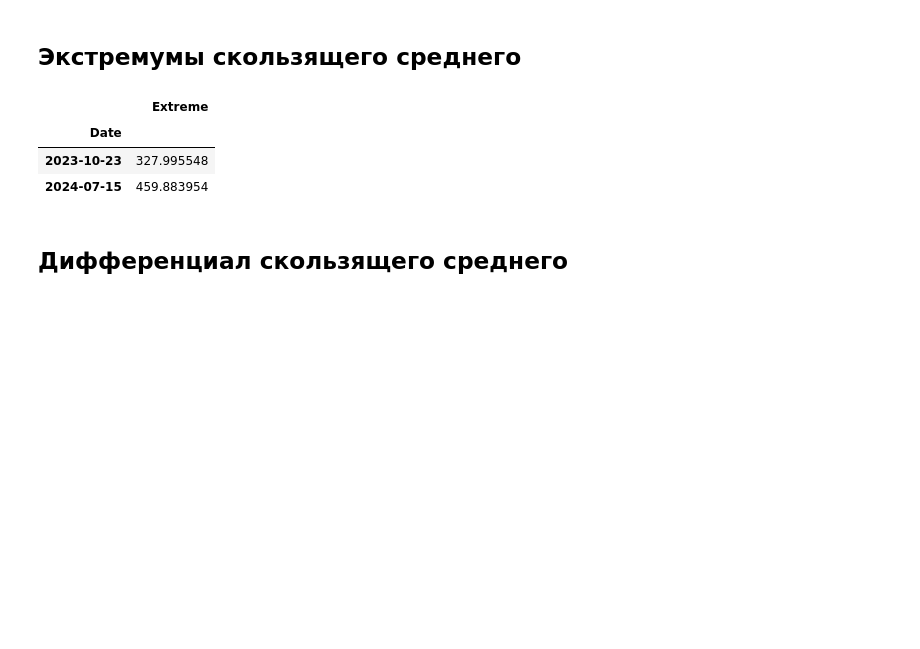
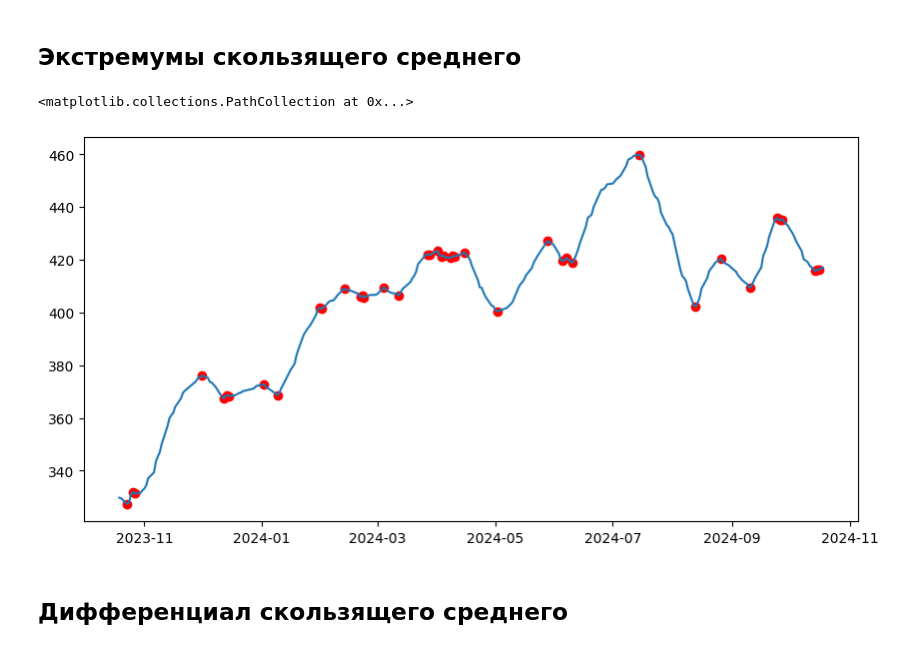
Before and after one commit to Exarkun1/6401kazakovpa, a Jupyter notebook: data_analysis/notebook.ipynb, the cells around one changed output. Cells and saved outputs as stored; diff of their text form; code cells hidden in the pictures; blank space fills up the shorter version.

```diff
--- a/data_analysis/notebook.ipynb
+++ b/data_analysis/notebook.ipynb
@@ -40,14 +38,15 @@ msft_analyser = san.TimeSeriesAnalyser(msft_movavg, interval=msft_analyser.inter
 # %% [markdown]
 ## Экстремумы скользящего среднего
-# %%
-msft_extremes = msft_analyser.find_extremes(col="Moving avg")
-df.write_excel(msft_extremes, path="Results.xlsx")
-msft_extremes
-# %% [output]
-|  | Extreme |
-| Date |  |
-| 2023-10-23 | 327.995548 |
-| 2024-07-15 | 459.883954 |
+# %%
+msft_extremes = msft_analyser.find_extremes(col="Moving avg")
+(dates1, prices1) = get_col_arrays(msft_extremes, col="Extreme")
+(dates2, prices2) = get_col_arrays(msft_movavg, col="Moving avg")
+fig = plt.figure(figsize=(10, 5))
+plt.plot(dates2, prices2)
+plt.scatter(dates1, prices1, c="r")
+# %% [output]
+<matplotlib.collections.PathCollection at 0x...>
+[figure, added]
 # %% [markdown]
 ## Дифференциал скользящего среднего
 # %%
```
Also changed, not shown: parts of 8 cells of this notebook, 10 other files.
